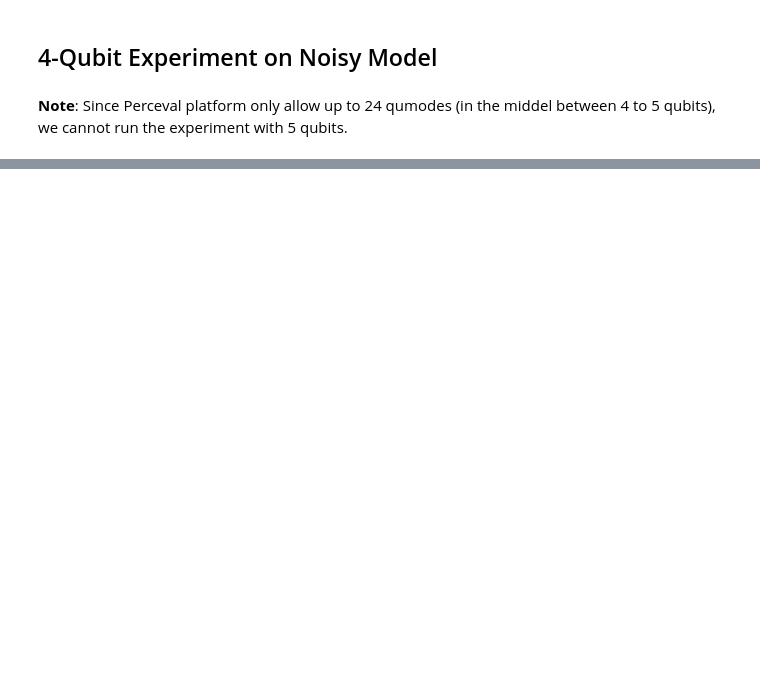
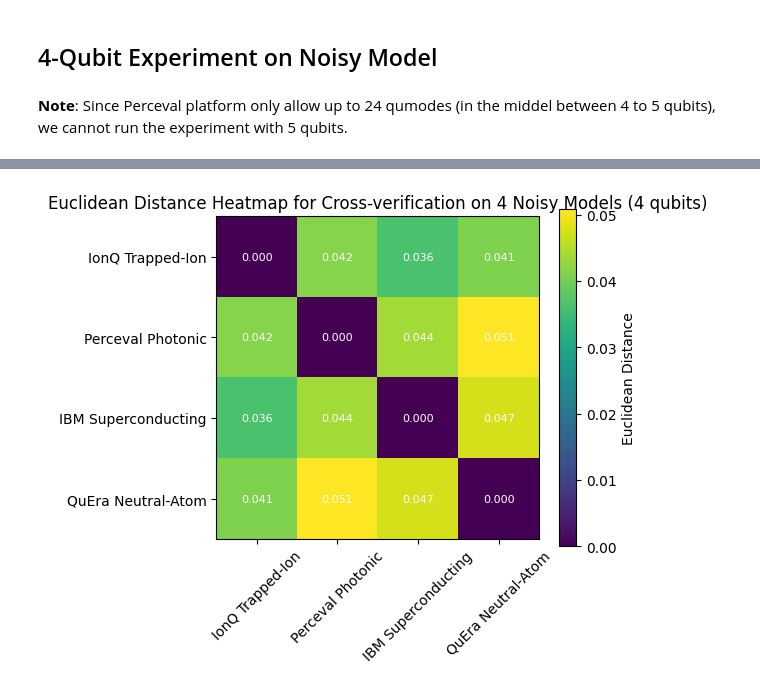
Before and after one commit to msoliviawatt/QFT-Cross-Verification, a Jupyter notebook: qft_verification.ipynb, the cells around one changed output, grey strips where cells are left out. Saved outputs shown, nothing was run; the diff lists cells and outputs as text; code cells hidden in the pictures; blank space fills up the shorter version.

```diff
--- a/qft_verification.ipynb
+++ b/qft_verification.ipynb
@@ -213,0 +271,5 @@ plot_multi_histogram([result_trapped_ion, result_photonic, result_super_conducti
+# %%
+dist = Euclidean(4, [result_trapped_ion, result_photonic, result_super_conducting, result_neutral_atom])
+plot_heatmap(dist, ["IonQ Trapped-Ion", "Perceval Photonic", "IBM Superconducting", "QuEra Neutral-Atom"], "Euclidean Distance Heatmap for Cross-verification on 4 Noisy Models (4 qubits)")
+# %% [output]
+[figure, added]
```
Also changed, not shown: parts of 12 cells of this notebook, 1 other file.
